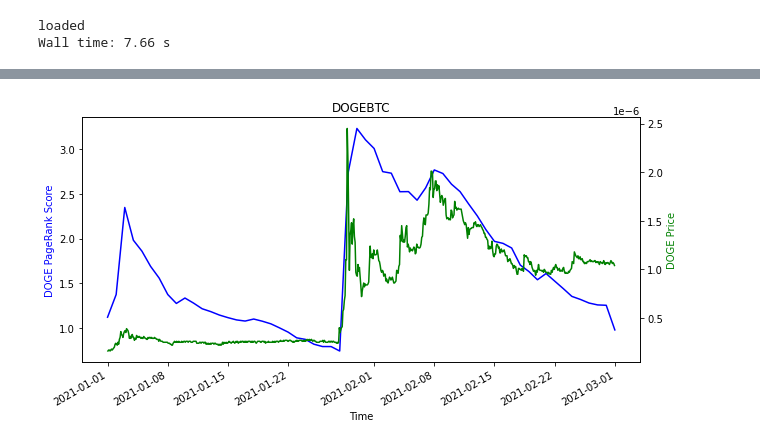
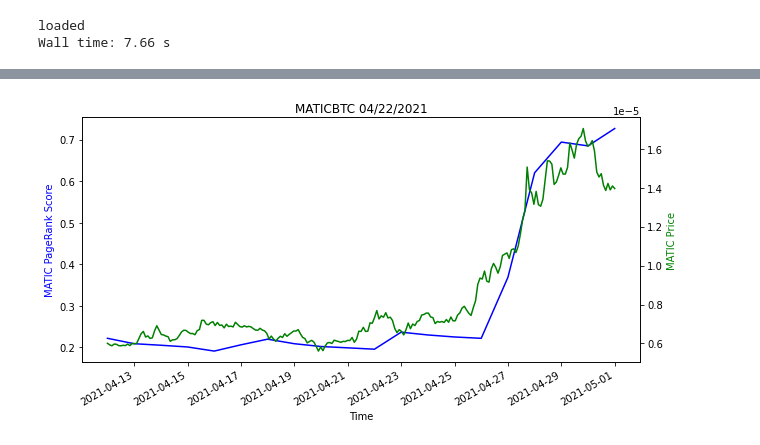
Before and after one commit to Empyr3an/Artha, a Jupyter notebook: notebooks/neodbinterface.ipynb, the cells around one changed output, grey strips where cells are left out. Saved outputs shown, nothing was run; the diff lists cells and outputs as text; code cells hidden in the pictures.

```diff
--- a/notebooks/neodbinterface.ipynb
+++ b/notebooks/neodbinterface.ipynb
@@ -89,7 +89,7 @@ Wall time: 7.66 s
 %%time
 # code for multiple graphs over time
 day_scores = {}
-start_date, window_count = "01/01/2021 00:00:00", 60
+start_date, window_count = "09/01/2020 00:00:00", 244
 
 dates = [from_datetime(to_datetime(start_date)+timedelta(days=i)) for i in range(window_count)]
 
@@ -116,0 +117,17 @@ Wall time: 1min 2s
+# %%
+i = 0
+ticker = "MATIC"
+
+while i<len(dates)-1:
+    if pdrank[ticker][i]!=0:
+        di = pdrank[ticker][i+1]/pdrank[ticker][i]
+        if di> 1.2:
+            print(i, di, pdrank[ticker][i+1], pdrank[ticker][i])
+            print(pdrank[ticker].index[i+1])
+    else:
+        if pdrank[ticker][i+1] > 0:
+            print("new", i, pdrank[ticker][i+1])
+    i+=1
+
+# for ind, i in enumerate():
+#     print(i)
@@ -117,13 +145,33 @@ Wall time: 1min 2s
 # %%
 %%time
-ticker = "DOGE"
+inc = 233
+wind = 10
 if ticker == "BTC":
     asset = ticker+"USDT"
 else:
     asset = ticker+"BTC"
 
 interval = '2h'
-newest, oldest = pdrank[ticker].index[-1].to_pydatetime().timestamp() * 1000, pdrank[ticker].index[0].to_pydatetime().timestamp() * 1000,
-klines = crypto.get_klines(asset, time, oldest, newest)
+newest, oldest = pdrank[ticker].index[inc-wind: inc+wind][-1].to_pydatetime().timestamp() * 1000, pdrank[ticker].index[inc-wind: inc+wind][0].to_pydatetime().timestamp() * 1000,
+klines = crypto.get_klines(asset, interval, oldest, newest)
 df = crypto.get_klines_df(klines)
+
+
+plt.rcParams['figure.figsize'] = [10, 5]
+ts = df["Close"].astype(float) #.pct_change()
+
+fig, ax1 = plt.subplots()
+ax2 = ax1.twinx()
+
+
+ax1.plot(pdrank[ticker].index[inc-wind: inc+wind], pdrank[ticker][inc-wind: inc+wind], color='b')
+
+ax2.plot(ts.index, ts, color='g')
+
+ax1.set_xlabel('Time')
+ax1.set_ylabel(ticker+" PageRank Score", color='b')
+ax2.set_ylabel(ticker +" Price", color='g')
+# plt.plot([inc]*2, range(-1,1))
+plt.title(asset+" "+from_datetime(pdrank[symbol].index[inc].to_pydatetime())[:-9])
+plt.gcf().autofmt_xdate()
 # %% [output]
@@ -132,20 +180 @@ Wall time: 1.33 s
+[figure, added]
-# %%
-plt.rcParams['figure.figsize'] = [10, 5]
-ts = df["Close"].astype(float) #.pct_change()
-
-fig, ax1 = plt.subplots()
-ax2 = ax1.twinx()
-
-
-ax1.plot(pdrank[ticker].index, pdrank[ticker], color='b')
-
-ax2.plot(ts.index, ts, color='g')
-
-ax1.set_xlabel('Time')
-ax1.set_ylabel(ticker+" PageRank Score", color='b')
-ax2.set_ylabel(ticker +" Price", color='g')
-
-plt.title(asset)
-plt.gcf().autofmt_xdate()
-# %% [output]
-[figure, removed]
```
Also changed, not shown: parts of 3 cells of this notebook, 2 other files.
